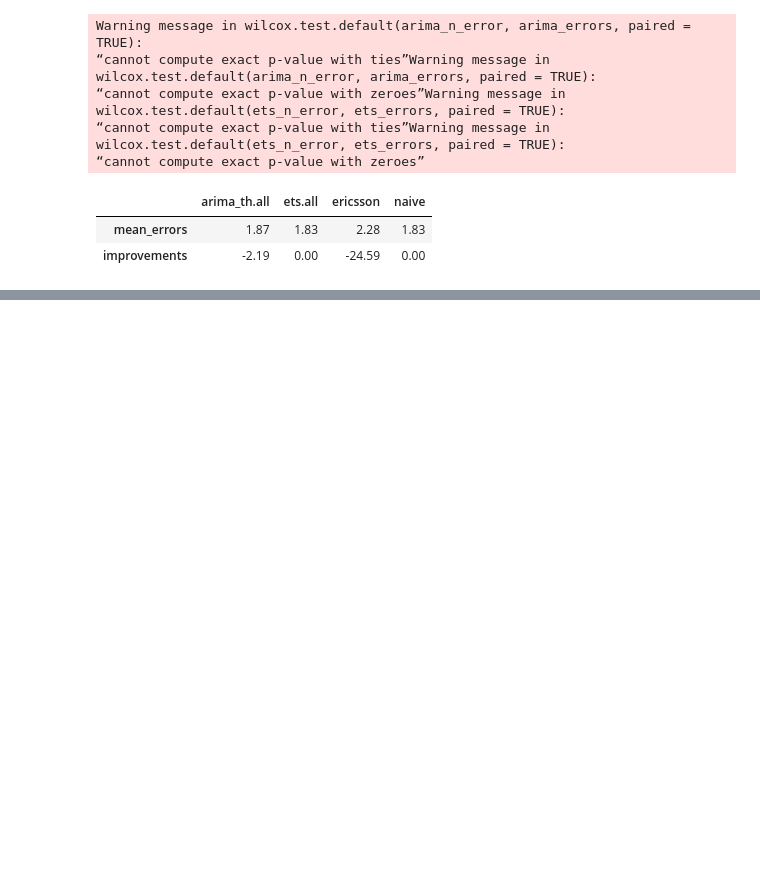
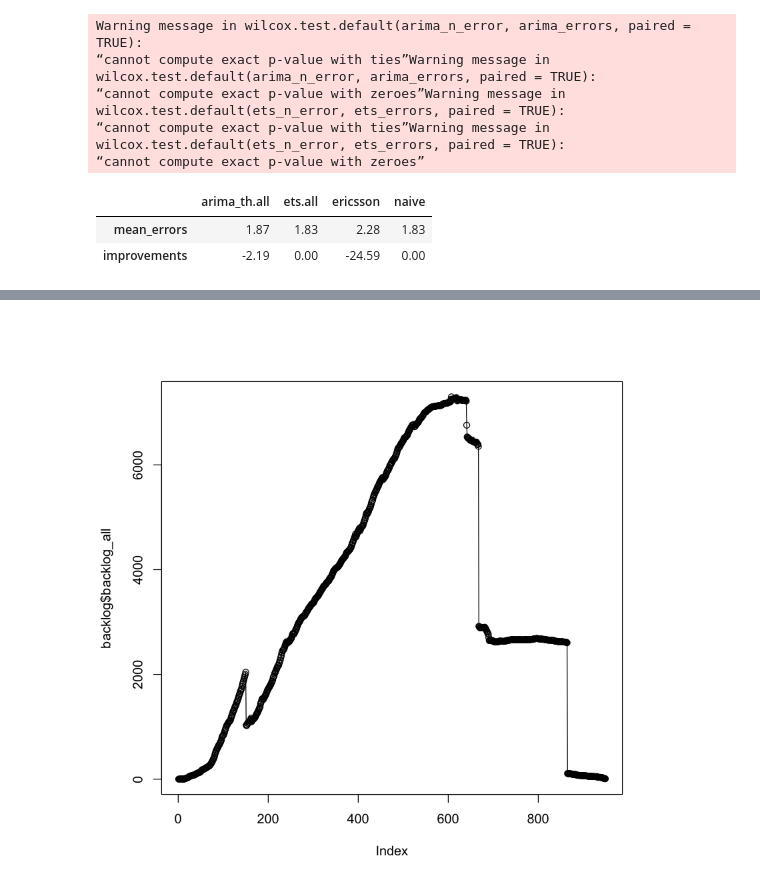
Before and after one commit to paulinaaniola/DefectBacklogPrediction, a Jupyter notebook: Divide backlogs.ipynb, the cells around one changed output, grey strips where cells are left out. Cells and saved outputs as stored; diff of their text form; code cells hidden in the pictures; blank space fills up the shorter version.

```diff
--- a/Divide backlogs.ipynb
+++ b/Divide backlogs.ipynb
@@ -222,0 +299,8 @@ result_file_path
+# %%
+# Open office calc
+backlog = read.csv(file="data/open_office/calc/open_office_calc_backlog.csv", header=TRUE, sep=",")
+plot(backlog$backlog_all)
+lines(backlog$backlog_all)
+backlog_first_part = backlog %>% filter (number < 639)
+# %% [output]
+[figure, added]
```
Also changed, not shown: parts of 16 cells of this notebook, 24 other files.
